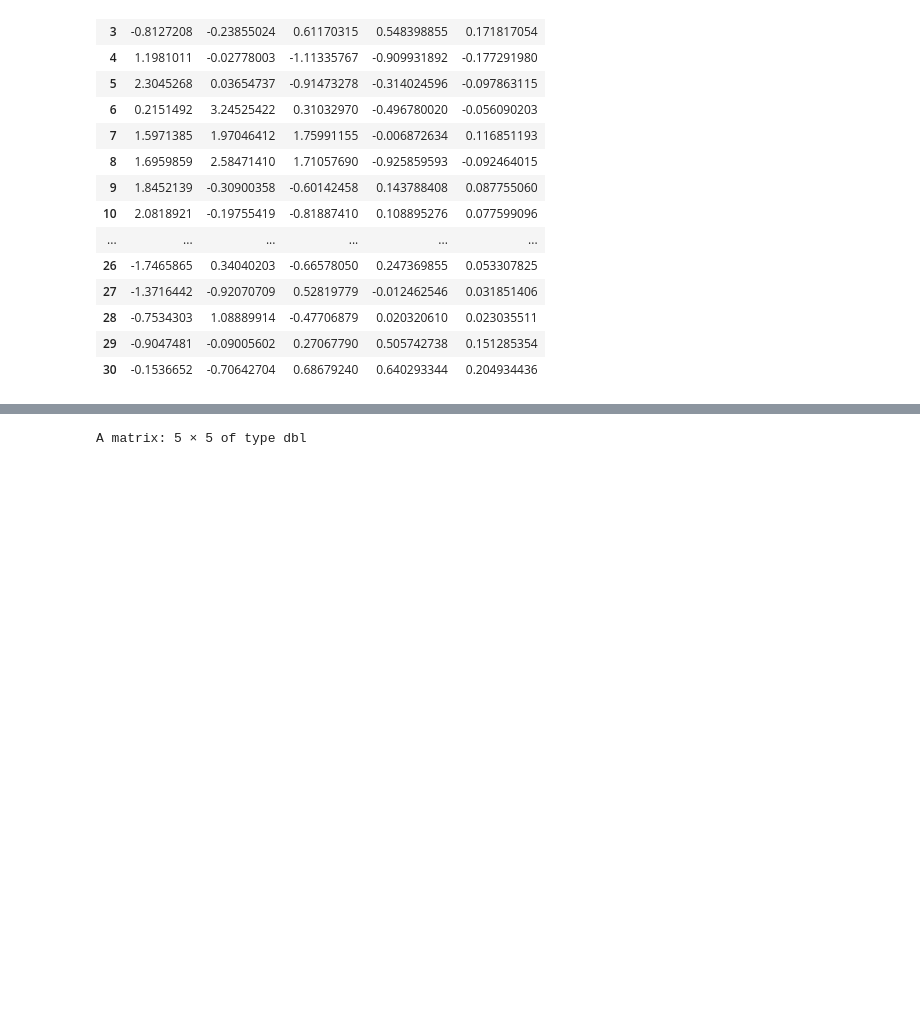
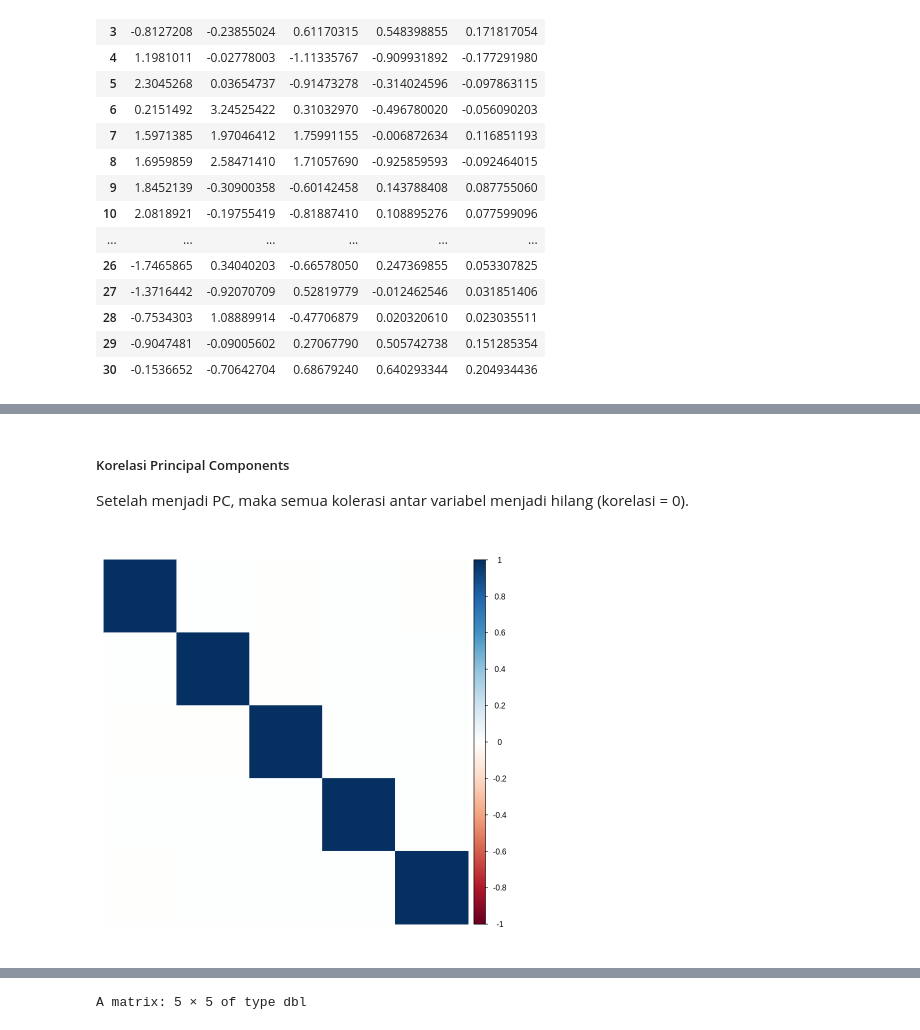
Before and after one commit to JuzmaFR/Analisis-Regresi-Catatan-Kuliah, a Jupyter notebook: Analisis Regresi.ipynb, the cells around one changed output, grey strips where cells are left out. Cells and saved outputs as stored; diff of their text form; code cells hidden in the pictures; blank space fills up the shorter version.

```diff
--- a/Analisis Regresi.ipynb
+++ b/Analisis Regresi.ipynb
@@ -573,3 +584,12 @@ A matrix: 30 × 5 of type dbl
 ![image.png](embedded-picture-1)
 
 Jika dibandingkan dengan langkah dalam excel sudah sesuai
+# %% [markdown]
+##### Korelasi Principal Components
+
+Setelah menjadi PC, maka semua kolerasi antar variabel menjadi hilang (korelasi = 0).
+# %%
+res1 <- cor(pm.pca1$x, method="pearson")
+corrplot::corrplot(res1, method= "color", order = "hclust", tl.pos = 'n')
+# %% [output]
+[figure, added]
```
Also changed, not shown: parts of 23 cells of this notebook.
